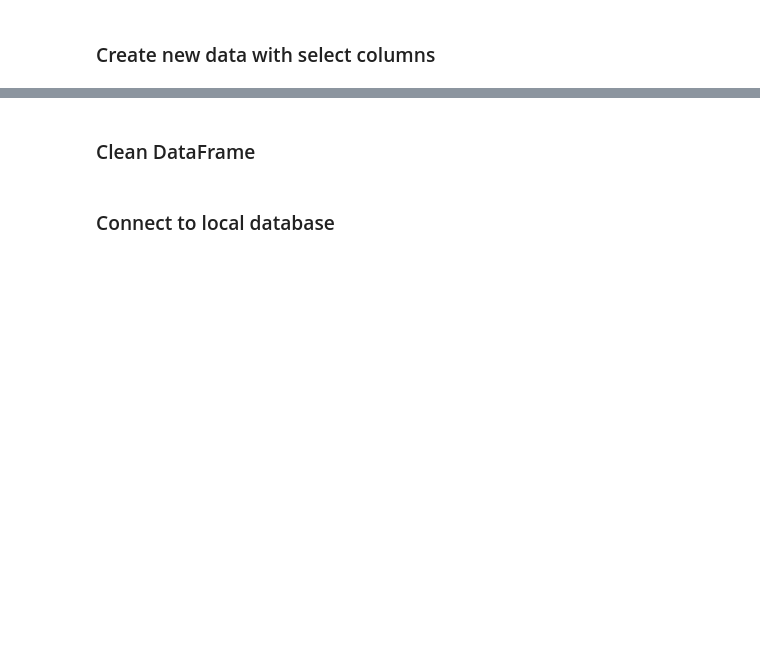
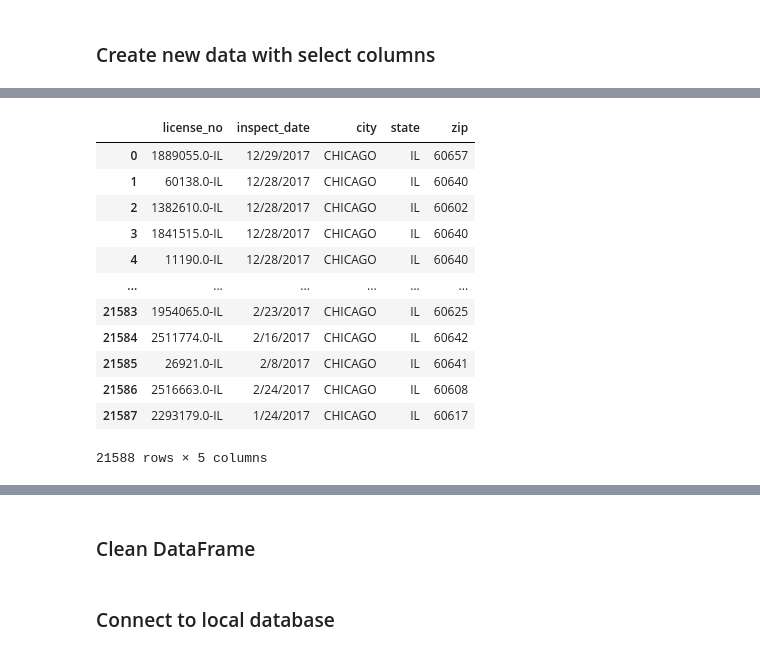
Before and after one commit to keithhorbin/Food-Inspection-ETL, a Jupyter notebook: ETL.ipynb, the cells around one changed output, grey strips where cells are left out. Drawn from its saved outputs; the diff is of its cells as text; code cells hidden in the pictures; blank space fills up the shorter version.

```diff
--- a/ETL.ipynb
+++ b/ETL.ipynb
@@ -94,0 +139,25 @@ new_nyc_data_df.head()
+# %%
+new = new_chicago_data_df["state"].copy()
+
+new_chicago_data_df["license_no"]= new_chicago_data_df["license_no"].astype(str)
+# concatenating team with name column
+# overwriting name column
+
+new_chicago_data_df["license_no"]= new_chicago_data_df["license_no"].str.cat(new, sep ="-")
+
+# display
+new_chicago_data_df
+# %% [output]
+|  | license_no | inspect_date | city | state | zip |
+| 0 | 1889055.0-IL | 12/29/2017 | CHICAGO | IL | 60657 |
+| 1 | 60138.0-IL | 12/28/2017 | CHICAGO | IL | 60640 |
+| 2 | 1382610.0-IL | 12/28/2017 | CHICAGO | IL | 60602 |
+| 3 | 1841515.0-IL | 12/28/2017 | CHICAGO | IL | 60640 |
+| 4 | 11190.0-IL | 12/28/2017 | CHICAGO | IL | 60640 |
+| ... | ... | ... | ... | ... | ... |
+| 21583 | 1954065.0-IL | 2/23/2017 | CHICAGO | IL | 60625 |
+| 21584 | 2511774.0-IL | 2/16/2017 | CHICAGO | IL | 60642 |
+| 21585 | 26921.0-IL | 2/8/2017 | CHICAGO | IL | 60641 |
+| 21586 | 2516663.0-IL | 2/24/2017 | CHICAGO | IL | 60608 |
+| 21587 | 2293179.0-IL | 1/24/2017 | CHICAGO | IL | 60617 |
+21588 rows × 5 columns
```
Also changed, not shown: parts of 14 cells of this notebook, 1 other file.
